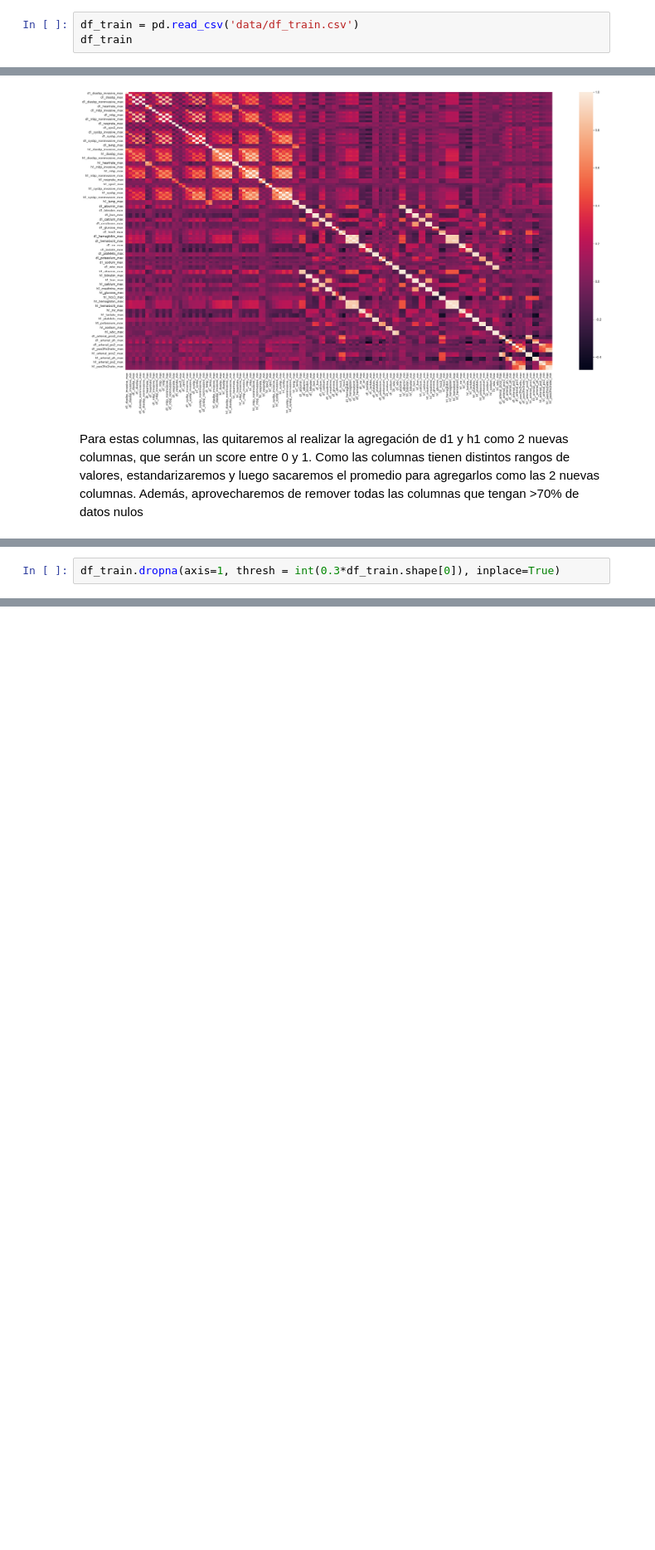
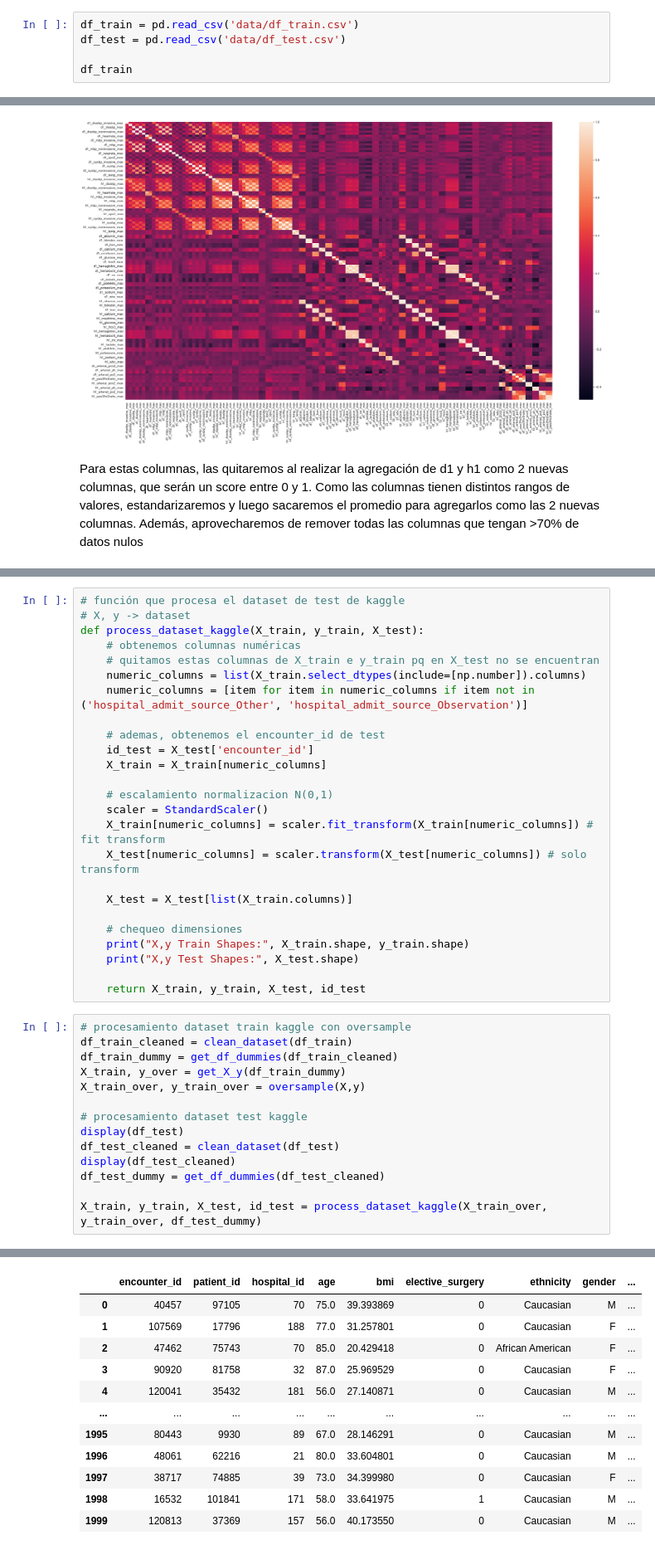
Before and after one commit to luciofondon98/Aprendizaje-Autom-tico-2022-2, a Jupyter notebook: Taller 3/[INF398]Taller3_II_2022-Lucio_Fondón.ipynb, the cells around one changed output, grey strips where cells are left out. Shown at 83% size. Drawn from its saved outputs; the diff is of its cells as text; blank space fills up the shorter version.

Commit message:
logistic regression tested on kaggle

```diff
--- a/Taller 3/[INF398]Taller3_II_2022-Lucio_Fondón.ipynb
+++ b/Taller 3/[INF398]Taller3_II_2022-Lucio_Fondón.ipynb
@@ -50,6 +50,8 @@ from sklearn.preprocessing import StandardScaler
 from sklearn.model_selection import train_test_split
 # %%
 df_train = pd.read_csv('data/df_train.csv')
+df_test = pd.read_csv('data/df_test.csv')
+
 df_train
 # %% [output]
 |  | encounter_id | patient_id | hospital_id | hospital_death | age | bmi | elective_surgery | ethnicity | ... |
@@ -582,2 +593,0 @@ SyntaxError: unexpected EOF while parsing (<ipython-input-74-90fff02cc695>, line
-# %%
-df_train.dropna(axis=1, thresh = int(0.3*df_train.shape[0]), inplace=True)
@@ -685,0 +741,40 @@ df_train_dummy
+# %%
+# función que procesa el dataset de test de kaggle
+# X, y -> dataset
+def process_dataset_kaggle(X_train, y_train, X_test):
+    # obtenemos columnas numéricas
+    # quitamos estas columnas de X_train e y_train pq en X_test no se encuentran
+    numeric_columns = list(X_train.select_dtypes(include=[np.number]).columns)
+    numeric_columns = [item for item in numeric_columns if item not in ('hospital_admit_source_Other', 'hospital_admit_source_Observation')]
+
+    # ademas, obtenemos el encounter_id de test
+    id_test = X_test['encounter_id']
+    X_train = X_train[numeric_columns]
+
+    # escalamiento normalizacion N(0,1)
+    scaler = StandardScaler()
+    X_train[numeric_columns] = scaler.fit_transform(X_train[numeric_columns]) # fit transform
+    X_test[numeric_columns] = scaler.transform(X_test[numeric_columns]) # solo transform
+
+    X_test = X_test[list(X_train.columns)]
+
+    # chequeo dimensiones
+    print("X,y Train Shapes:", X_train.shape, y_train.shape)
+    print("X,y Test Shapes:", X_test.shape)
+
+    return X_train, y_train, X_test, id_test
+# %%
+# procesamiento dataset train kaggle con oversample
+df_train_cleaned = clean_dataset(df_train)
+df_train_dummy = get_df_dummies(df_train_cleaned)
+X_train, y_over = get_X_y(df_train_dummy)
+X_train_over, y_train_over = oversample(X,y)
+
+# procesamiento dataset test kaggle
+display(df_test)
+df_test_cleaned = clean_dataset(df_test)
+display(df_test_cleaned)
+df_test_dummy = get_df_dummies(df_test_cleaned)
+
+X_train, y_train, X_test, id_test = process_dataset_kaggle(X_train_over, y_train_over, df_test_dummy)
+# %% [output]
@@ -685,0 +798,12 @@ df_train_dummy
+|  | encounter_id | patient_id | hospital_id | age | bmi | elective_surgery | ethnicity | gender | ... |
+| 0 | 40457 | 97105 | 70 | 75.0 | 39.393869 | 0 | Caucasian | M | ... |
+| 1 | 107569 | 17796 | 188 | 77.0 | 31.257801 | 0 | Caucasian | F | ... |
+| 2 | 47462 | 75743 | 70 | 85.0 | 20.429418 | 0 | African American | F | ... |
+| 3 | 90920 | 81758 | 32 | 87.0 | 25.969529 | 0 | Caucasian | F | ... |
+| 4 | 120041 | 35432 | 181 | 56.0 | 27.140871 | 0 | Caucasian | M | ... |
+| ... | ... | ... | ... | ... | ... | ... | ... | ... | ... |
+| 1995 | 80443 | 9930 | 89 | 67.0 | 28.146291 | 0 | Caucasian | M | ... |
+| 1996 | 48061 | 62216 | 21 | 80.0 | 33.604801 | 0 | Caucasian | M | ... |
+| 1997 | 38717 | 74885 | 39 | 73.0 | 34.399980 | 0 | Caucasian | F | ... |
+| 1998 | 16532 | 101841 | 171 | 58.0 | 33.641975 | 1 | Caucasian | M | ... |
+| 1999 | 120813 | 37369 | 157 | 56.0 | 40.173550 | 0 | Caucasian | M | ... |
```
Also changed, not shown: parts of 22 cells of this notebook.
